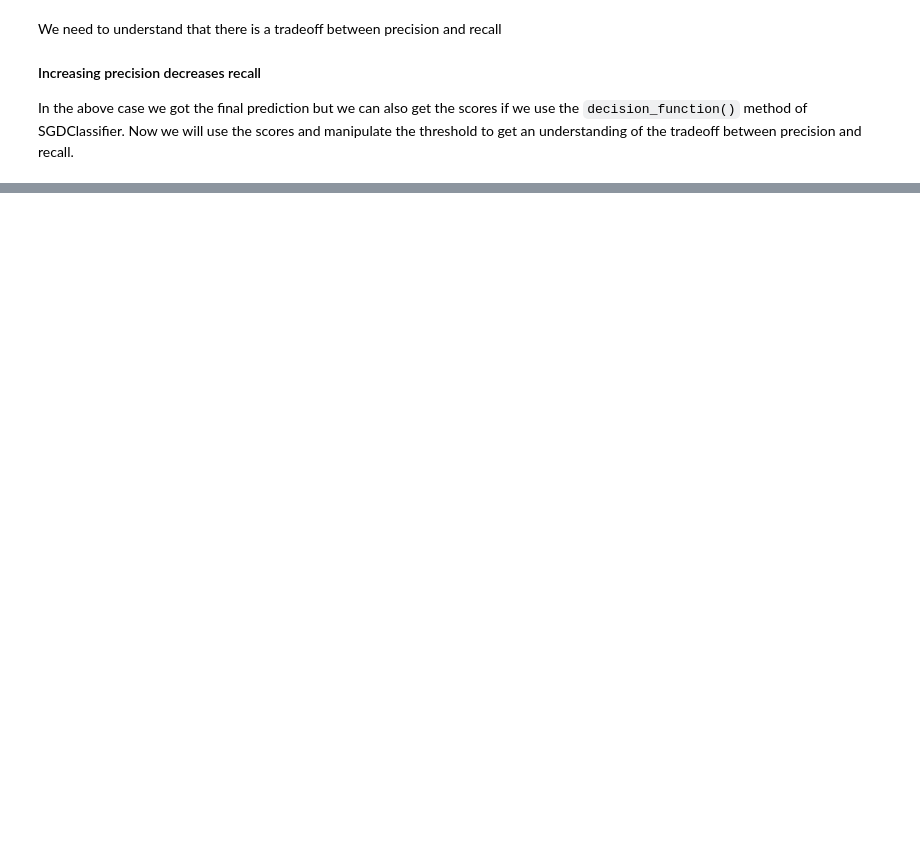
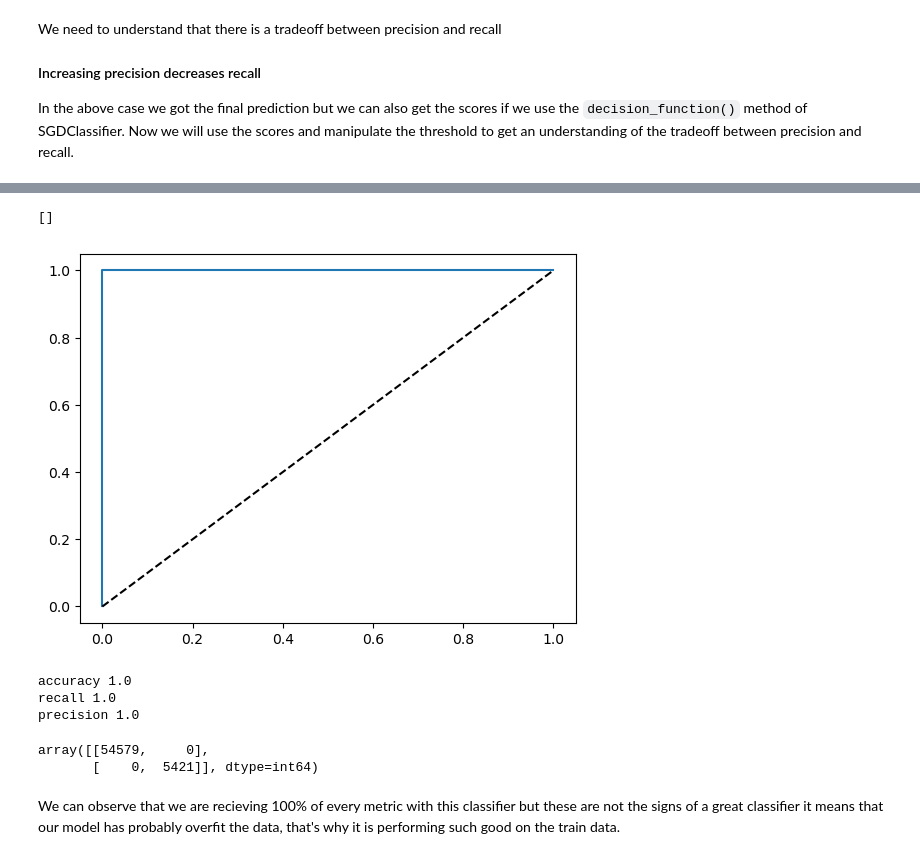
Before and after one commit to vishwaschaudhary/Hands-on-ML-solutions, a Jupyter notebook: MNISTdatasetAnalysis.ipynb, the cells around one changed output, grey strips where cells are left out. Cells and saved outputs as stored; diff of their text form; code cells hidden in the pictures; blank space fills up the shorter version.

```diff
--- a/MNISTdatasetAnalysis.ipynb
+++ b/MNISTdatasetAnalysis.ipynb
@@ -136,0 +189,5 @@ plt.show()
+# %%
+rndm_clf = RandomForestClassifier(verbose =2)
+rndm_clf.fit(X_train, y_train_5)
+prob = rndm_clf.predict_proba(X_train)
+prob[:5]
@@ -136,0 +224,26 @@ plt.show()
+# %%
+y_prob_positive = prob[:,1]
+#let's plot the ROC curve for it
+fpr, tpr, thresholds = roc_curve(y_train_5, y_prob_positive)
+plt.plot(fpr, tpr)
+plt.plot([0,1],[0,1], 'k--')
+plt.plot()
+# %% [output]
+[]
+[figure, added]
+# %%
+#let's find out the precision, recall, and accuracy for this model
+y_rndm_train = (y_prob_positive>=0.5).astype('int')
+from sklearn.metrics import accuracy_score
+print('accuracy', accuracy_score(y_train_5, y_rndm_train))
+print('recall', recall_score(y_train_5, y_rndm_train))
+print("precision", recall_score(y_train_5, y_rndm_train))
+confusion_matrix(y_train_5,y_rndm_train)
+# %% [output]
+accuracy 1.0
+recall 1.0
+precision 1.0
+array([[54579,     0],
+       [    0,  5421]], dtype=int64)
+# %% [markdown]
+We can observe that we are recieving 100% of every metric with this classifier but these are not the signs of a great classifier it means that our model has probably overfit the data, that's why it is performing such good on the train data.
```
Also changed, not shown: parts of 44 cells of this notebook.
